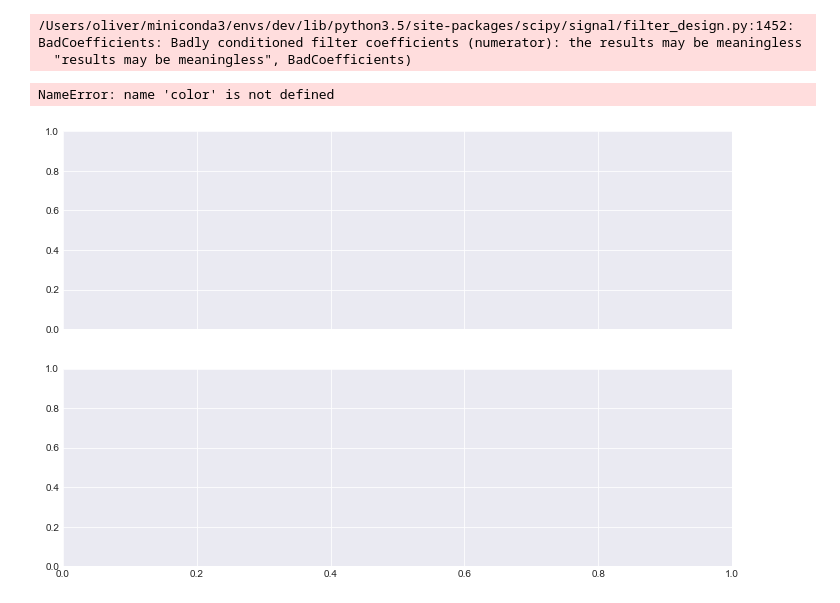
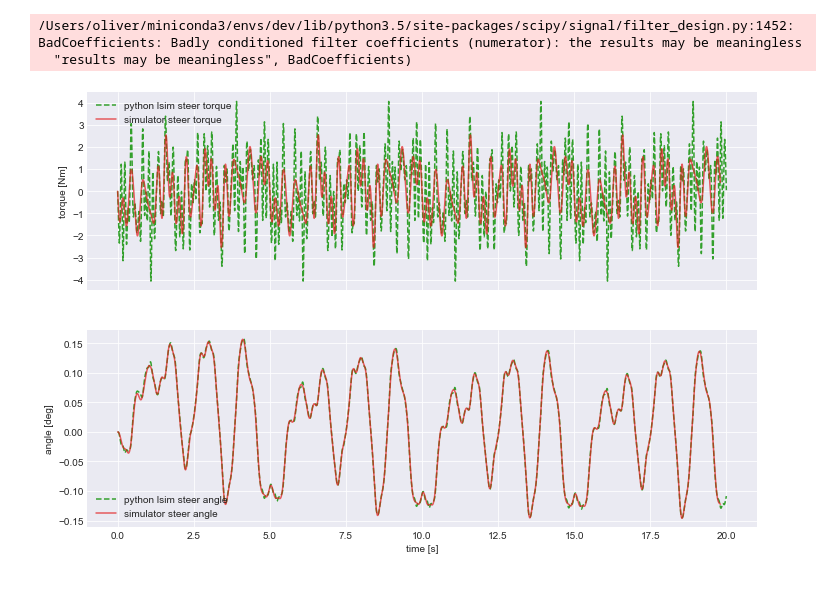
Before and after one commit to oliverlee/phobos, a Jupyter notebook: scripts/controller_frequency_response.ipynb, the cells around one changed output. Drawn from its saved outputs; the diff is of its cells as text; code cells hidden in the pictures.

Commit message:
Fix controller frequency response plots
Fix plot failure due to undefined variables.

```diff
--- a/scripts/controller_frequency_response.ipynb
+++ b/scripts/controller_frequency_response.ipynb
@@ -155,35 +155,39 @@ _, lsim_y, lsim_x = scipy.signal.lsim(sys, lsim_u, lsim_t)
 # %%
 plt.close('all')
 fig, ax = plt.subplots(2, 1, sharex=True)
+
+color = sns.color_palette('Paired', 12)[1::2]
+
+log_u = log.records.input[:, 1] # steer torque
+log_r = log.states[:, 1] # reference steer angle
 
 ax[0].plot(lsim_t, lsim_u,
            color=color[1],
            linestyle='--',
            label='python lsim steer torque')
 ax[0].plot(log.t, log_u,
            color=color[2],
            alpha=0.7,
            label='simulator steer torque')
 ax[0].set_ylabel('torque [Nm]')
 ax[0].legend()
 
 ax[1].plot(lsim_t, lsim_y,
            color=color[1],
            linestyle='--',
            label='python lsim steer angle')
 ax[1].plot(log.t, log_r,
            color=color[2],
            alpha=0.7,
            label='simulator steer angle')
 ax[1].set_ylabel('angle [deg]')
 ax[1].legend()
 
 ax[1].set_xlabel('time [s]')
 
 plt.show()
 # %% [output]
-NameError: name 'color' is not defined
-[figure, old version]
+[figure, new version]
 # %%
 def frequency_response(input_signal, output_signal, last_n=None):
     if last_n is not None:
```
Also changed, not shown: parts of 3 cells of this notebook.
